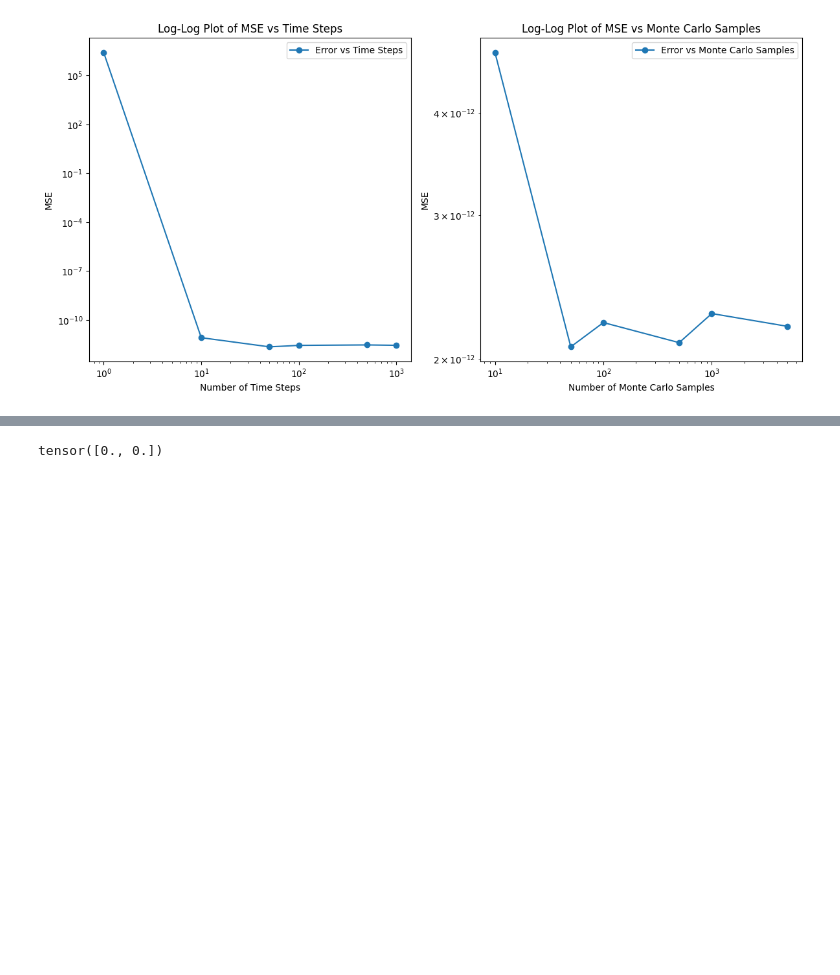
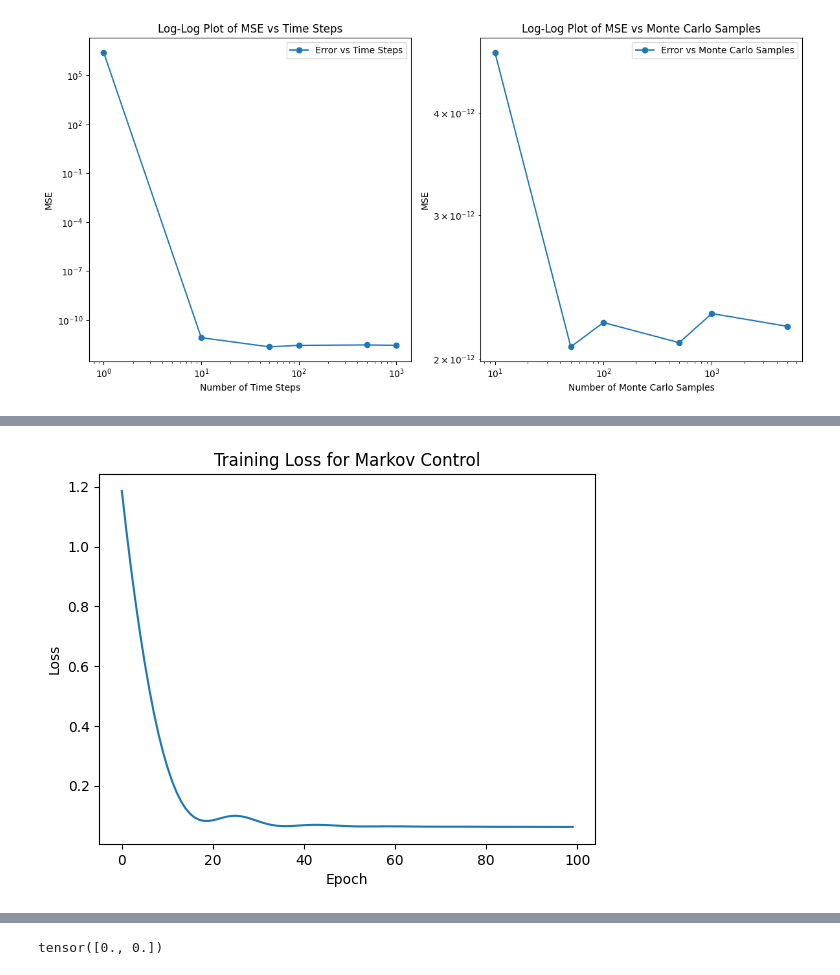
Before and after one commit to Jessie-WU0910/SCDAA-CW, a Jupyter notebook: Coursework.ipynb, the cells around one changed output, grey strips where cells are left out. Cells and saved outputs as stored; diff of their text form; code cells hidden in the pictures; blank space fills up the shorter version.

```diff
--- a/Coursework.ipynb
+++ b/Coursework.ipynb
@@ -348,3 +266,62 @@ from matplotlib import cm
+# %%
+#Exercise 2.2
+
+class ControlNN(nn.Module):
+    def __init__(self, input_size, hidden_size, output_size):
+        super(ControlNN, self).__init__()
+        # Two hidden layers
+        self.fc1 = nn.Linear(input_size, hidden_size)
+        self.fc2 = nn.Linear(hidden_size, hidden_size)
+        # Output layer
+        self.fc3 = nn.Linear(hidden_size, output_size)
+        self.activation = nn.ReLU()
+
+    def forward(self, x):
+        x = self.activation(self.fc1(x))
+        x = self.activation(self.fc2(x))
+        return self.fc3(x)
+
+# Assuming the LQRSolver is already defined as per your previous code
+# Initialize it with the appropriate parameters
+lqr_solver = LQRSolver(H, M, C, R, D, T, sigma)
+
+# Instantiate the neural network
+input_size = 2  # Assuming 'x' is two-dimensional
+hidden_size = 100
+output_size = 2  # Output is a 2D vector for control
+control_nn = ControlNN(input_size, hidden_size, output_size)
+
+# Generate training data (assuming you have corresponding methods in LQRSolver)
+t_train = np.sort(np.random.uniform(0, T, num_samples))
+x_train = np.random.uniform(-3, 3, (num_samples, input_size))
+t_train_tensor = torch.tensor(t_train, dtype=torch.float32)
+x_train_tensor = torch.tensor(x_train, dtype=torch.float32)
+
+# Compute the control function for the training data
+a_batch = lqr_solver.compute_control_function(t_train_tensor, x_train_tensor)
+
+# Training parameters
+optimizer = optim.Adam(control_nn.parameters(), lr=1e-3)
+loss_function = nn.MSELoss()
+losses = []
+
+# Training loop
+for epoch in range(num_epochs):
+    optimizer.zero_grad()
+    a_predicted = control_nn(x_train_tensor)
+    loss = loss_function(a_predicted, a_batch)
+    loss.backward()
+    optimizer.step()
+    losses.append(loss.item())
+
+# Plot training loss
+plt.plot(losses)
+plt.xlabel('Epoch')
+plt.ylabel('Loss')
+plt.title('Training Loss for Markov Control')
+plt.show()
+# %% [output]
+[figure, added]
 # %%
 # Exercise 3.1
 
```
Also changed, not shown: parts of 8 cells of this notebook.
